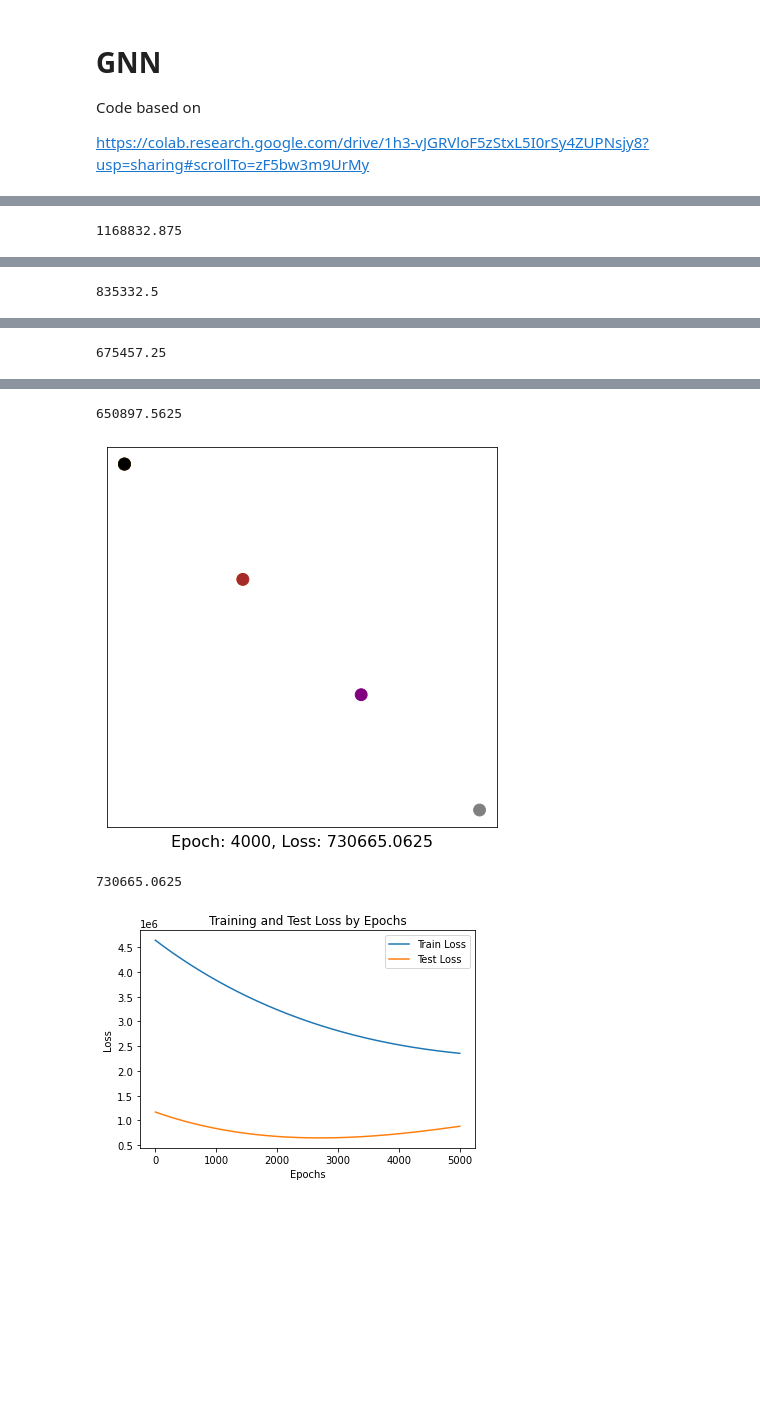
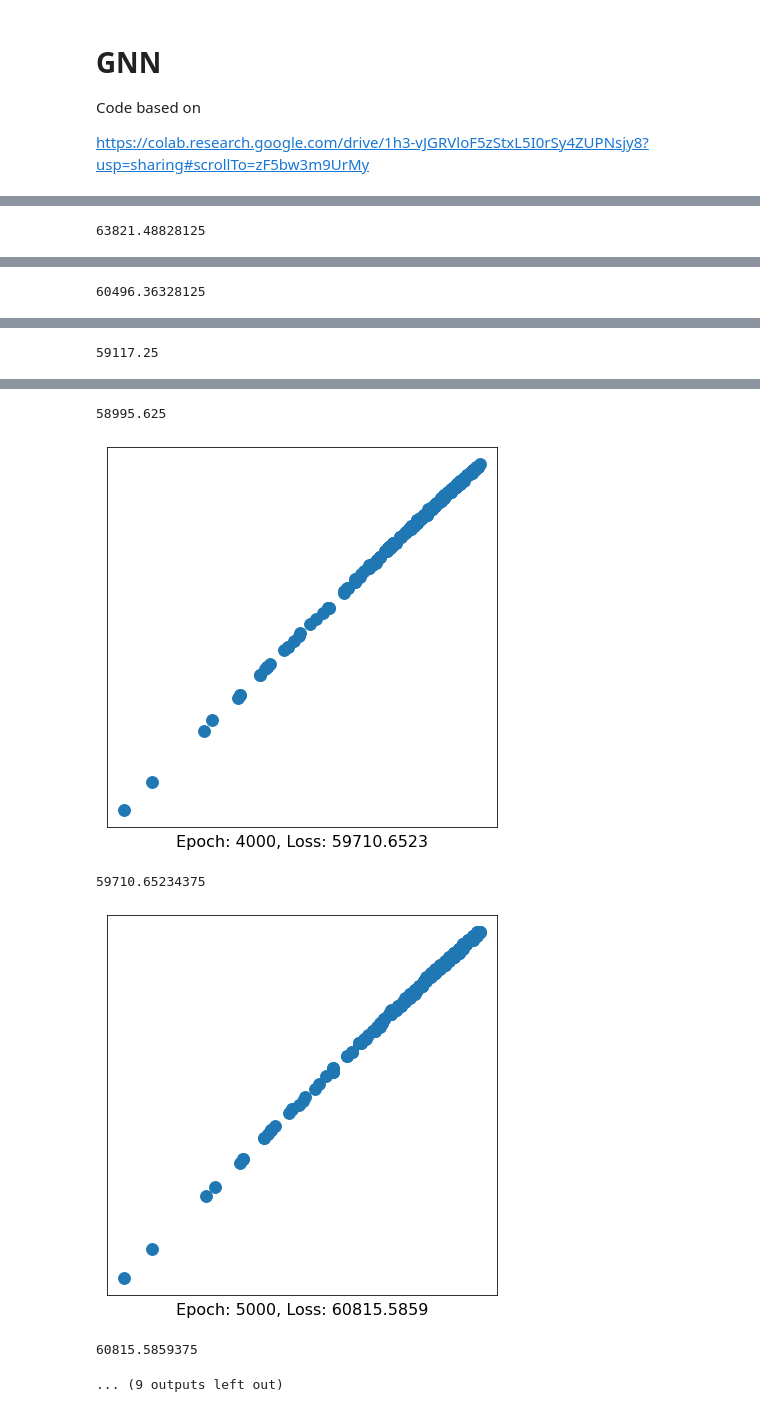
Before and after one commit to shakesy94/ev_adoption_ml, a Jupyter notebook: gcn.ipynb, the cells around one changed output, grey strips where cells are left out. Cells and saved outputs as stored; diff of their text form; code cells hidden in the pictures; blank space fills up the shorter version.

```diff
--- a/gcn.ipynb
+++ b/gcn.ipynb
@@ -61,7 +65,8 @@ train_mask = train_mask.type(torch.bool)
 test_mask = test_mask.type(torch.bool)
 #train_mask
 # %%
-data = Data(x = X, y = y, edge_index = edge_idx)#, edge_attr = edge_att)
+#data = Data(x = X, y = y, edge_index = edge_idx)#, edge_attr = edge_att)
+data = Data(x = X, y = y, edge_index = edge_idx, edge_attr = edge_att)
 
 data.test_mask = test_mask
 data.train_mask = train_mask
@@ -159,0 +178,28 @@ visualize_graph(G, color=data.y)
+# %%
+class GCN(torch.nn.Module):
+    def __init__(self, num_features, num_edge_features):
+        super(GCN, self).__init__()
+        torch.manual_seed(1234)
+        self.conv1 = GCNConv(num_features, 6)
+        self.conv2 = GCNConv(6, 4)
+        self.conv3 = GCNConv(4, 4)
+        self.conv4 = GCNConv(4, 2)
+        self.pred = Linear(2, 1)
+
+    def forward(self, x, edge_index, edge_attr):
+        h = self.conv1(x, edge_index, edge_attr)
+        h = h.sigmoid()
+        h = self.conv2(h, edge_index, edge_attr)
+        h = h.sigmoid()
+        h = self.conv3(h, edge_index, edge_attr)
+        h = h.sigmoid()
+        h = self.conv4(h, edge_index, edge_attr)
+        h = h.sigmoid()  # Final GNN embedding space.
+
+        # Apply a final (linear) classifier.
+        out = self.pred(h)
+
+        return out, h
+
+model = GCN(data.num_features, data.num_edge_features)  # Update with the actual number of edge features
+print(model)
@@ -189,14 +237,14 @@ GCN(
 # %%
 
-model = GCN()
+model = GCN(data.num_features, data.num_edge_features)
 
 criterion = torch.nn.MSELoss()  # Define loss criterion.
-optimizer = torch.optim.Adam(model.parameters(), lr=0.1)  # Define optimizer.
+optimizer = torch.optim.Adam(model.parameters(), lr=0.01)  # Define optimizer.
 
 
 def train(data):
     optimizer.zero_grad()  # Clear gradients.
-    out, h = model(data.x, data.edge_index)  # Perform a single forward pass.
+    out, h = model(data.x, data.edge_index, data.edge_attr)  # Perform a single forward pass.
     train_loss = criterion(out[data.train_mask], data.y[data.train_mask])  # Compute the loss solely based on the training nodes.
     test_loss = criterion(out[data.test_mask], data.y[data.test_mask])  # Compute the loss for test nodes.
     train_loss.backward()  # Derive gradients. Only use train loss to update weights
@@ -205,13 +253,16 @@ def train(data):
 colors = ["red", "blue", "green", "yellow", "purple", "orange", "pink", "brown", "black", "grey"]
 train_loss_list = []
 test_loss_list = []
-for epoch in range(5000):
+for epoch in range(10000):
 
     train_loss, test_loss, h = train(data)
     train_loss_list.append(train_loss.item())
     test_loss_list.append(test_loss.item())
     if epoch % 1000 == 0:
-        visualize_embedding(h, color=colors, epoch=epoch, loss=test_loss)
+
+        #visualize_embedding(h, color=colors, epoch=epoch, loss=test_loss)
+
+        visualize_embedding_no_color(h, epoch=epoch, loss=test_loss)
         print(test_loss.item())
         time.sleep(0.3)
 
@@ -239 +290 @@ plot_loss(train_loss_list, test_loss_list)
-1168832.875
+63821.48828125
@@ -241 +292 @@ plot_loss(train_loss_list, test_loss_list)
-835332.5
+60496.36328125
@@ -243 +294 @@ plot_loss(train_loss_list, test_loss_list)
-675457.25
+59117.25
@@ -245,4 +296,6 @@ plot_loss(train_loss_list, test_loss_list)
-650897.5625
+58995.625
-[figure, old version]
+[figure, new version]
-730665.0625
+59710.65234375
-[figure, old version]
+[figure, new version]
+60815.5859375
+... (9 outputs left out)
```
Also changed, not shown: parts of 10 cells of this notebook, 8 other files.
